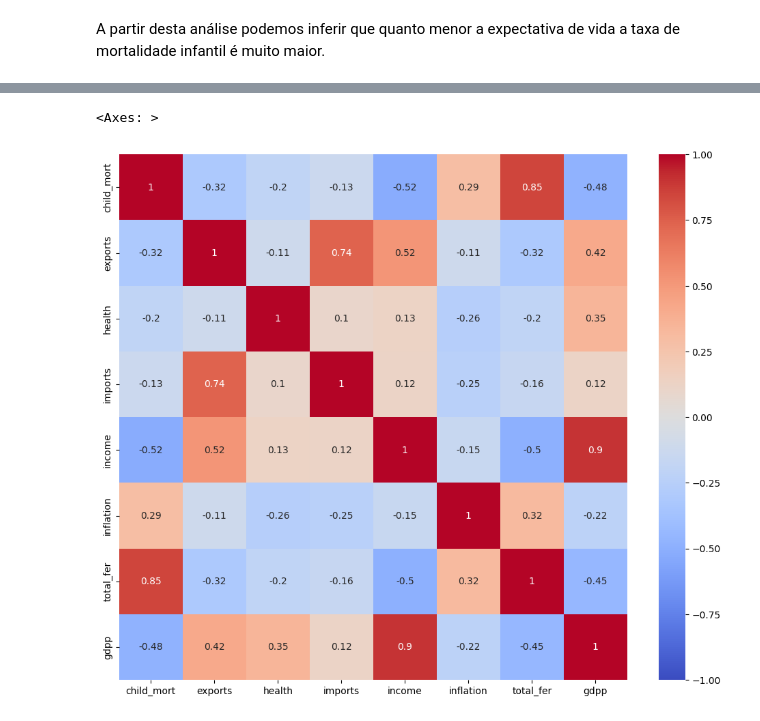
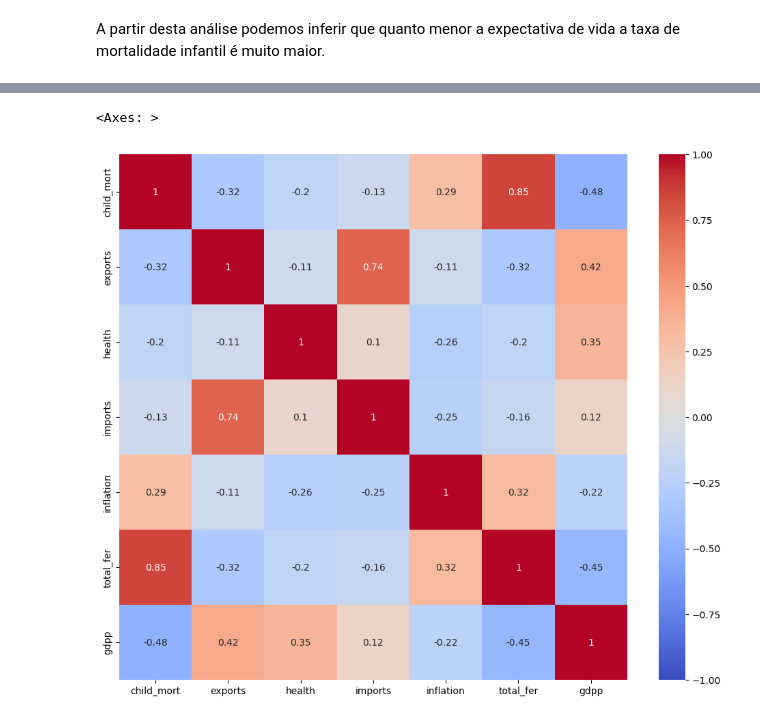
Before and after one commit to GabrielCdev/HELP_International_Analysis, a Jupyter notebook: HELP_International_Analysis.ipynb, the cells around one changed output, grey strips where cells are left out. Cells and saved outputs as stored; diff of their text form; code cells hidden in the pictures.

Commit message:
Drop columns

```diff
--- a/HELP_International_Analysis.ipynb
+++ b/HELP_International_Analysis.ipynb
@@ -188,2 +190,2 @@ A partir desta análise podemos inferir que quanto menor a expectativa de vida a
 # %%
-without_expec_life = help_df.drop(columns='life_expec')
+help_df.drop(columns=['life_expec', 'income'], inplace=True)
@@ -207,7 +211,7 @@ without_expec_life
 # %%
 fig = plt.figure()
 fig.set_size_inches(12, 10)
-sns.heatmap(round(without_expec_life.corr(),2), annot = True, vmin=-1, vmax=1, center= 0, cmap= 'coolwarm')
+sns.heatmap(round(help_df.corr(),2), annot = True, vmin=-1, vmax=1, center= 0, cmap= 'coolwarm')
 # %% [output]
 <Axes: >
-[figure, old version]
+[figure, new version]
```
Also changed, not shown: parts of 4 cells of this notebook.
